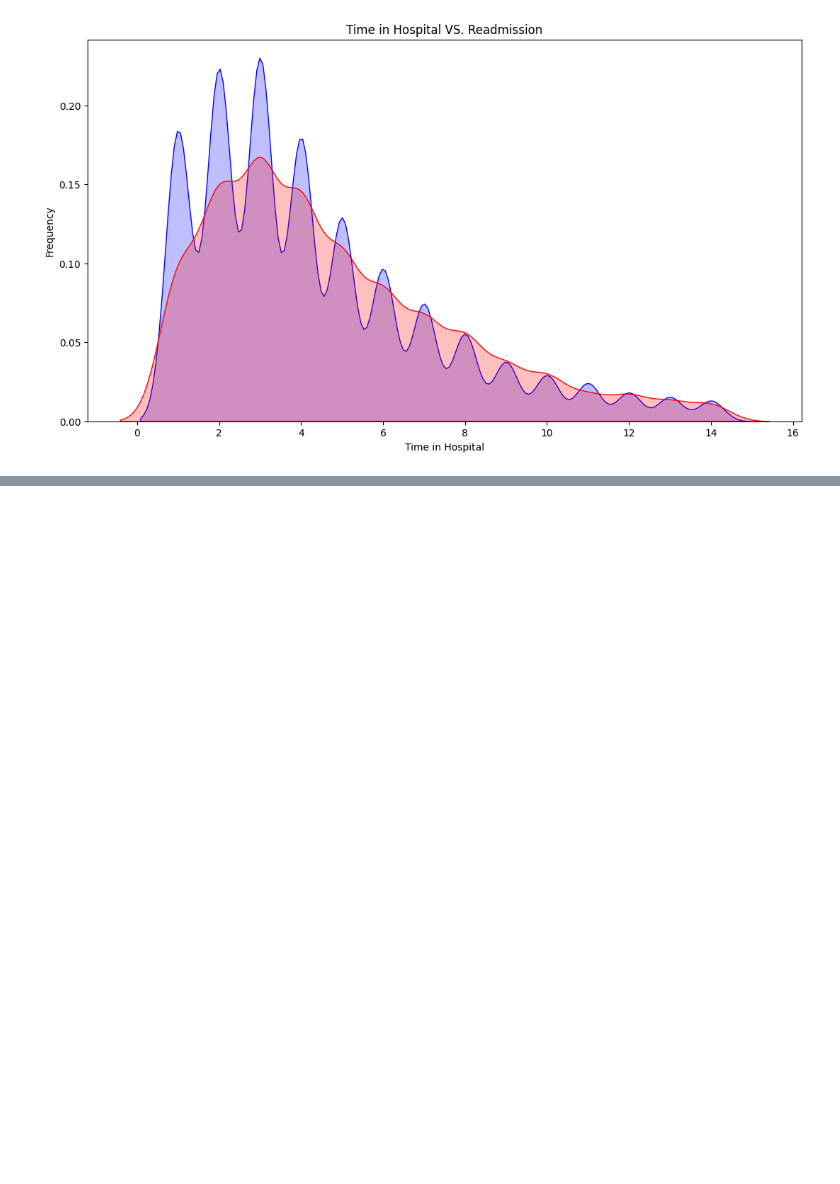
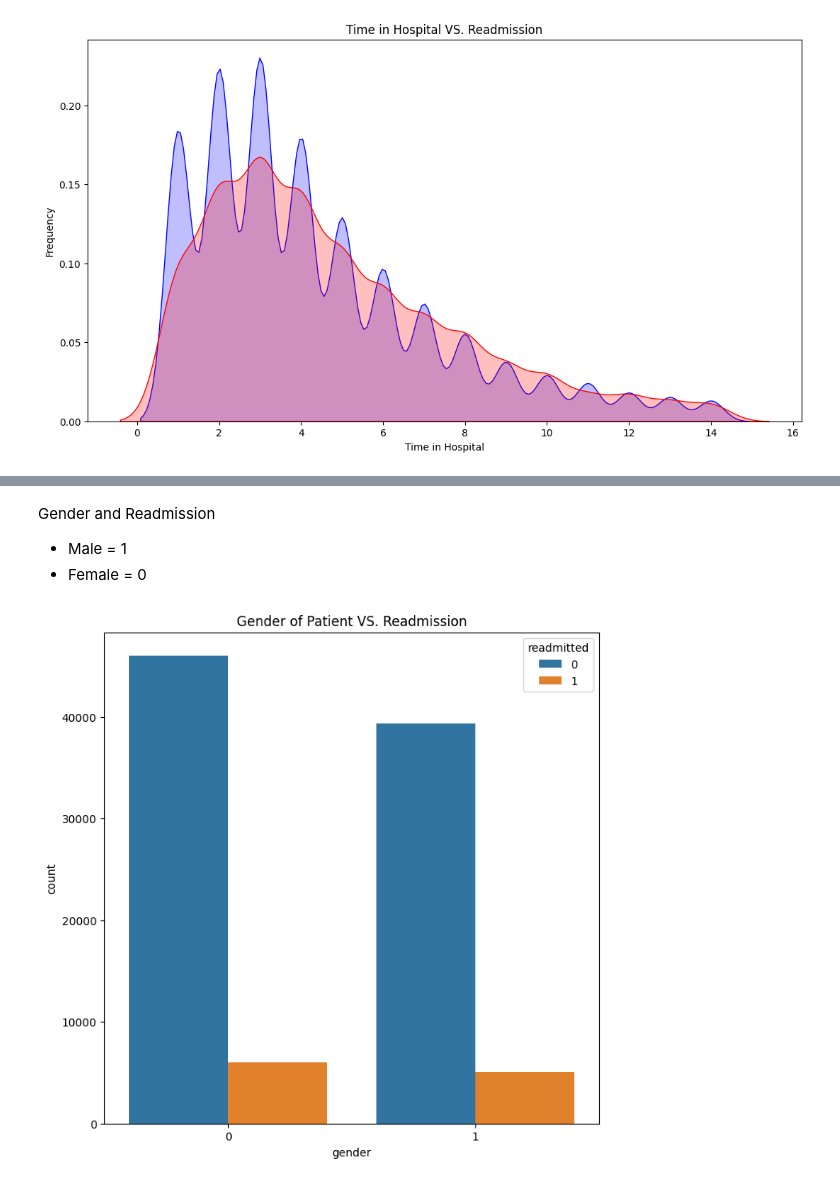
Before and after one commit to Jihyun-Eun/Python-ML-Bio, a Jupyter notebook: Predicting_Hospital_Readmission_with_Diabetes_Dataset.ipynb, the cells around one changed output, grey strips where cells are left out. Saved outputs shown, nothing was run; the diff lists cells and outputs as text; code cells hidden in the pictures; blank space fills up the shorter version.

```diff
--- a/Predicting_Hospital_Readmission_with_Diabetes_Dataset.ipynb
+++ b/Predicting_Hospital_Readmission_with_Diabetes_Dataset.ipynb
@@ -660,0 +685,12 @@ Text(0.5, 1.0, 'Time in Hospital VS. Readmission')
+# %% [markdown]
+Gender and Readmission
+
+*   Male = 1
+*   Female = 0
+# %%
+fig = plt.figure(figsize=(8, 8))
+sns.countplot(x='gender', data=df, hue='readmitted')
+plt.title("Gender of Patient VS. Readmission")
+plt.show()
+# %% [output]
+[figure, added]
```
Also changed, not shown: parts of 19 cells of this notebook.
